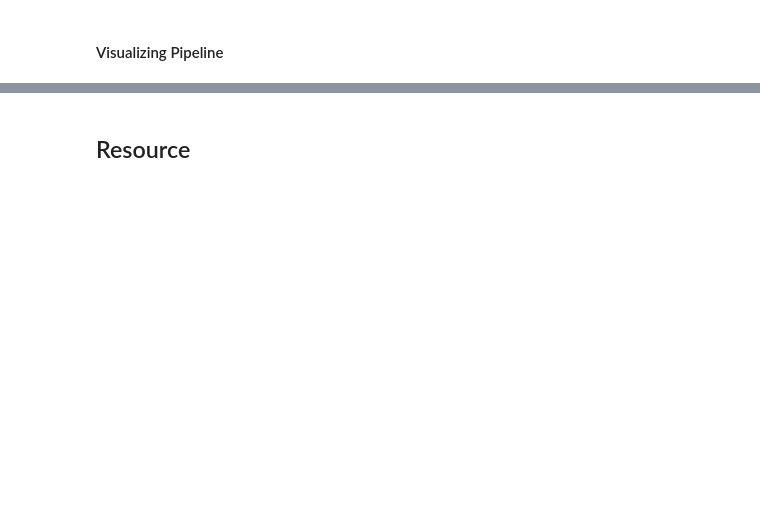
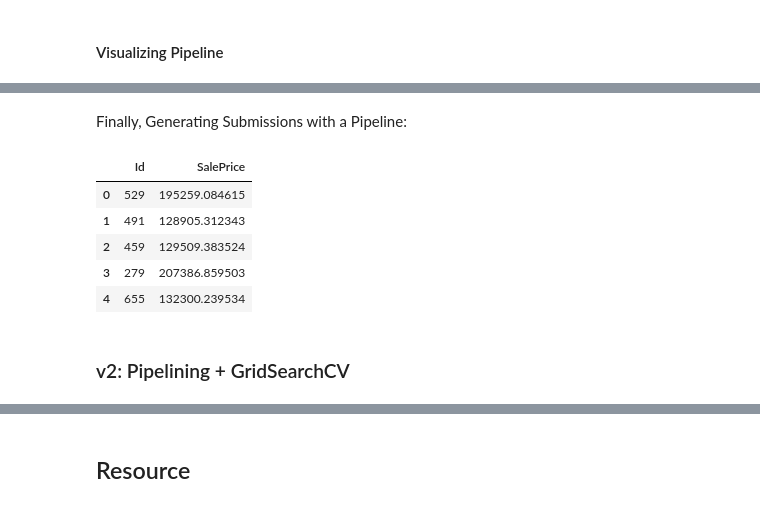
Before and after one commit to dev-SR/machine-learning, a Jupyter notebook: 100sklearn/sklearn.ipynb, the cells around one changed output, grey strips where cells are left out. Cells and saved outputs as stored; diff of their text form; code cells hidden in the pictures; blank space fills up the shorter version.

Commit message:
sklearn: gridcearch v1

```diff
--- a/100sklearn/sklearn.ipynb
+++ b/100sklearn/sklearn.ipynb
@@ -702,0 +693,21 @@ model.score(X_test, y_test)
+# %%
+from sklearn.linear_model import LinearRegression,Lasso,SGDRegressor,Ridge,RidgeCV,ElasticNetCV
+from sklearn.svm  import LinearSVC,LinearSVR
+from sklearn.ensemble import RandomForestRegressor
+models = [
+    LinearRegression(),
+	Lasso(),
+	RandomForestRegressor(),
+    SGDRegressor(),
+    Ridge(),
+    RidgeCV(),
+    LinearSVC(),
+    LinearSVC(),
+    ElasticNetCV()
+    ]
+for model in models:
+    pipe = Pipeline(steps=[('preprocessor', preprocessor),
+                      ('model', model)])
+    pipe.fit(X_train, y_train)
+    print(model)
+    print(f"model score: {pipe.score(X_test, y_test)*100:.2f}%" )
@@ -731,0 +805,17 @@ Pipeline(steps=[('preprocessor',
+# %% [markdown]
+Finally, Generating Submissions with a Pipeline:
+# %%
+preds_final = regr_pipeline.predict(X_test)
+output = pd.DataFrame({'Id': X_test.index,
+                       'SalePrice': preds_final})
+# output.to_csv('submission.csv', index=False)
+output.head()
+# %% [output]
+|  | Id | SalePrice |
+| 0 | 529 | 195259.084615 |
+| 1 | 491 | 128905.312343 |
+| 2 | 459 | 129509.383524 |
+| 3 | 279 | 207386.859503 |
+| 4 | 655 | 132300.239534 |
+# %% [markdown]
+### v2: Pipelining + GridSearchCV
```
Also changed, not shown: parts of 11 cells of this notebook, 1 other file.
